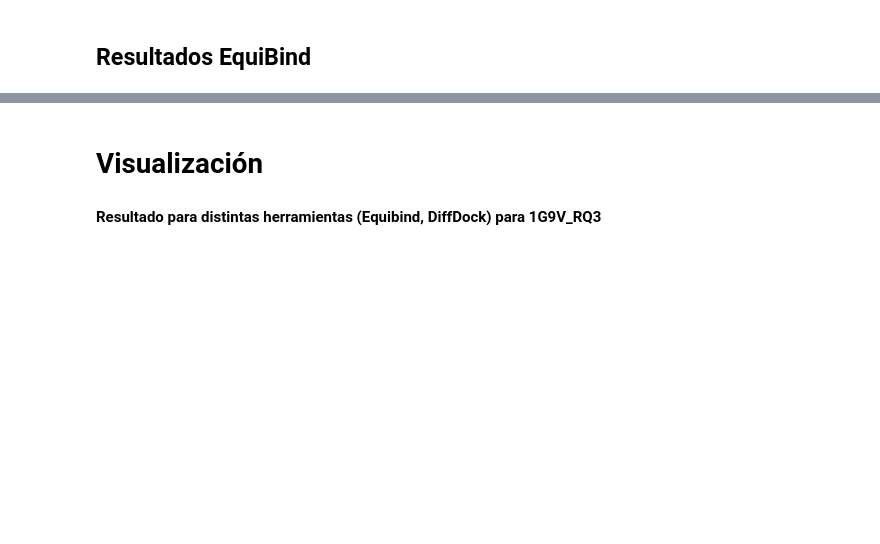
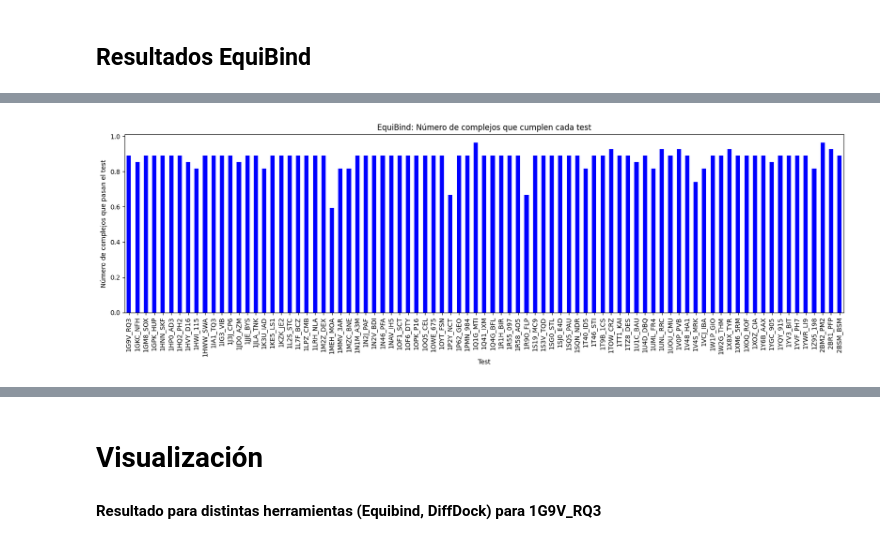
Before and after one commit to rgCarmen/docking, a Jupyter notebook: analysisResults.ipynb, the cells around one changed output, grey strips where cells are left out. Cells and saved outputs as stored; diff of their text form; code cells hidden in the pictures; blank space fills up the shorter version.

```diff
--- a/analysisResults.ipynb
+++ b/analysisResults.ipynb
@@ -206,0 +120,3 @@ plt.show()
+# %%
+equibind_astex = load_result("/home/carmen/docking/results/results_astex_equibind/resultsBust.csv")
+equibind_astex
@@ -206,0 +138,4 @@ plt.show()
+# %%
+plot_test_test_per_complex(equibind_astex, "EquiBind: Número de complejos que cumplen cada test")
+# %% [output]
+[figure, added]
```
Also changed, not shown: parts of 54 cells of this notebook, 10 other files.
